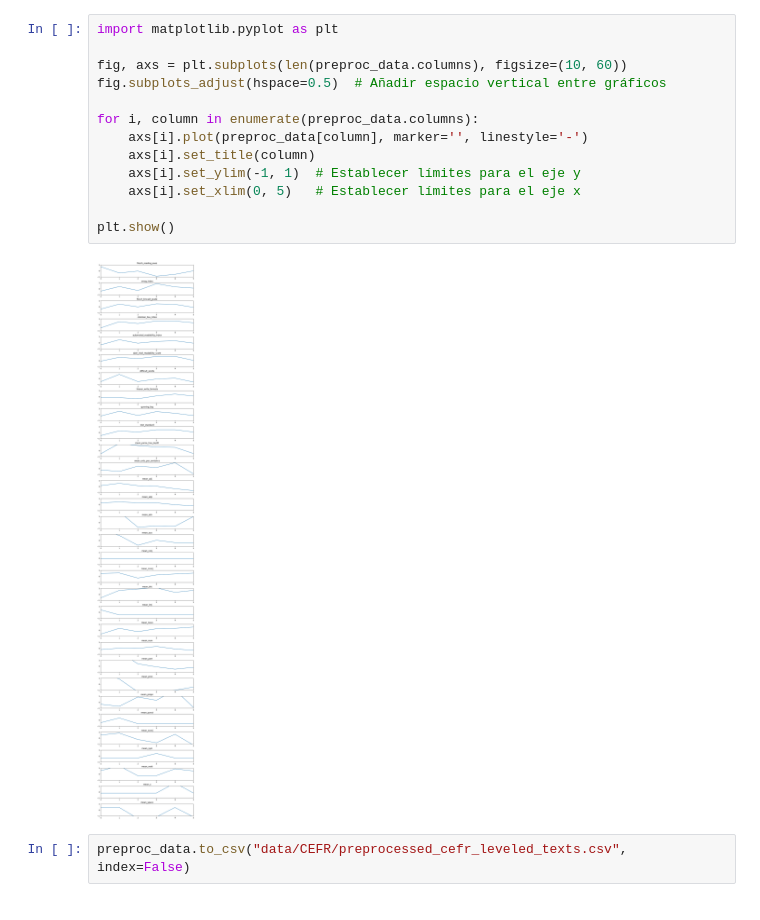
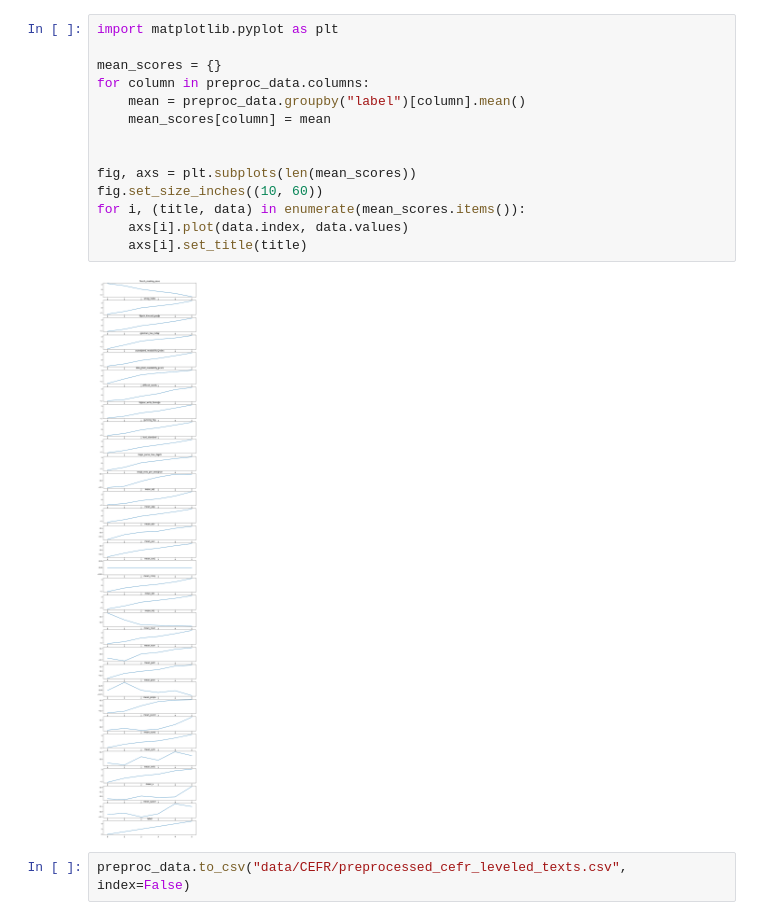
Before and after one commit to steepsalvadorman/MLTF, a Jupyter notebook: feature_visualisation.ipynb, the cells around one changed output. Saved outputs shown, nothing was run; the diff lists cells and outputs as text.

```diff
--- a/feature_visualisation.ipynb
+++ b/feature_visualisation.ipynb
@@ -24,17 +29,18 @@ preproc_data.sample(5)
-# %%
-import matplotlib.pyplot as plt
-
-fig, axs = plt.subplots(len(preproc_data.columns), figsize=(10, 60))
-fig.subplots_adjust(hspace=0.5)  # Añadir espacio vertical entre gráficos
-
-for i, column in enumerate(preproc_data.columns):
-    axs[i].plot(preproc_data[column], marker='', linestyle='-')
-    axs[i].set_title(column)
-    axs[i].set_ylim(-1, 1)  # Establecer límites para el eje y
-    axs[i].set_xlim(0, 5)   # Establecer límites para el eje x
-
-plt.show()
-# %% [output]
-[figure, removed]
+# %%
+import matplotlib.pyplot as plt
+
+mean_scores = {}
+for column in preproc_data.columns:
+    mean = preproc_data.groupby("label")[column].mean()
+    mean_scores[column] = mean
+
+
+fig, axs = plt.subplots(len(mean_scores))
+fig.set_size_inches((10, 60))
+for i, (title, data) in enumerate(mean_scores.items()):
+    axs[i].plot(data.index, data.values)
+    axs[i].set_title(title)
+# %% [output]
+[figure, added]
 # %%
 preproc_data.to_csv("data/CEFR/preprocessed_cefr_leveled_texts.csv", index=False)
```
Also changed, not shown: parts of 1 cell of this notebook, 6 other files.
